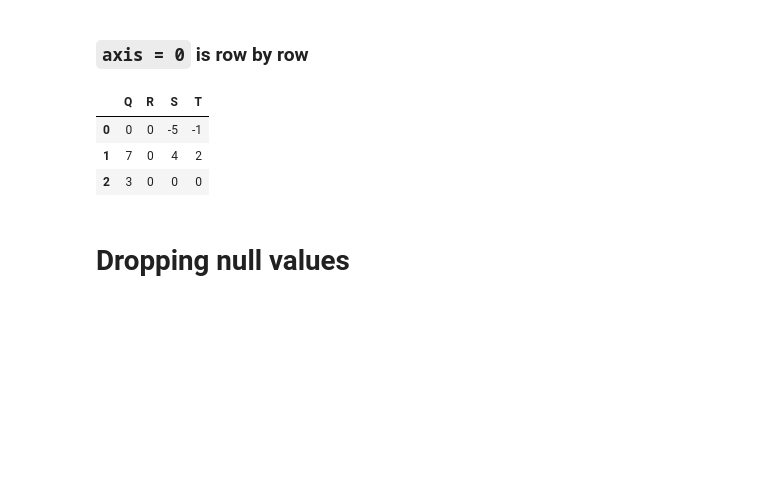
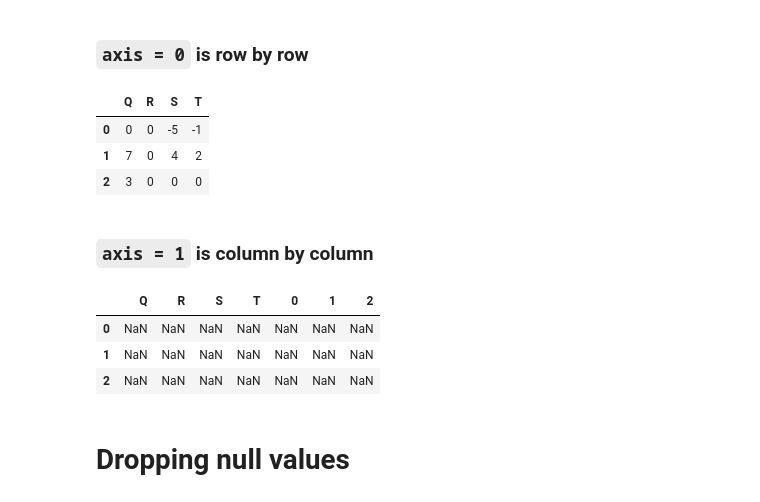
Before and after one commit to ClaraWongChiaCi/Data-Science-Project, a Jupyter notebook: P166242_Week7_DataManipulation_Pandas_20251122_ORI.ipynb, the cells around one changed output. Drawn from its saved outputs; the diff is of its cells as text; code cells hidden in the pictures; blank space fills up the shorter version.

```diff
--- a/P166242_Week7_DataManipulation_Pandas_20251122_ORI.ipynb
+++ b/P166242_Week7_DataManipulation_Pandas_20251122_ORI.ipynb
@@ -792,6 +823,16 @@ df.subtract(df['R'], axis = 0)
 | 0 | 0 | 0 | -5 | -1 |
 | 1 | 7 | 0 | 4 | 2 |
 | 2 | 3 | 0 | 0 | 0 |
+# %% [markdown]
+### `axis = 1` is **column by column**
+# %%
+#Different dimension causing it unable to substract
+df.subtract(df['R'], axis = 1)
+# %% [output]
+|  | Q | R | S | T | 0 | 1 | 2 |
+| 0 | NaN | NaN | NaN | NaN | NaN | NaN | NaN |
+| 1 | NaN | NaN | NaN | NaN | NaN | NaN | NaN |
+| 2 | NaN | NaN | NaN | NaN | NaN | NaN | NaN |
 # %% [markdown]
 # **Dropping null values**
 # %%
```
Also changed, not shown: parts of 20 cells of this notebook.
